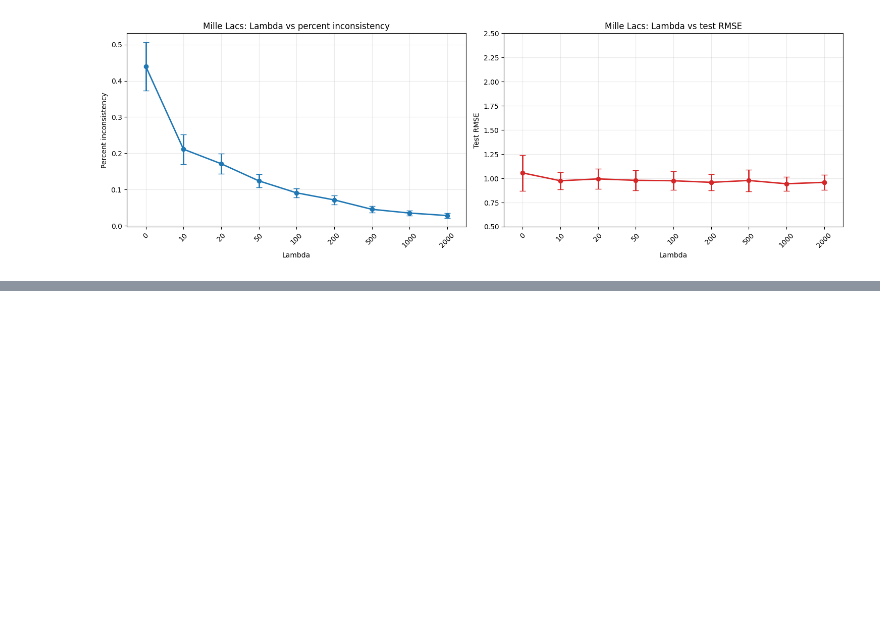
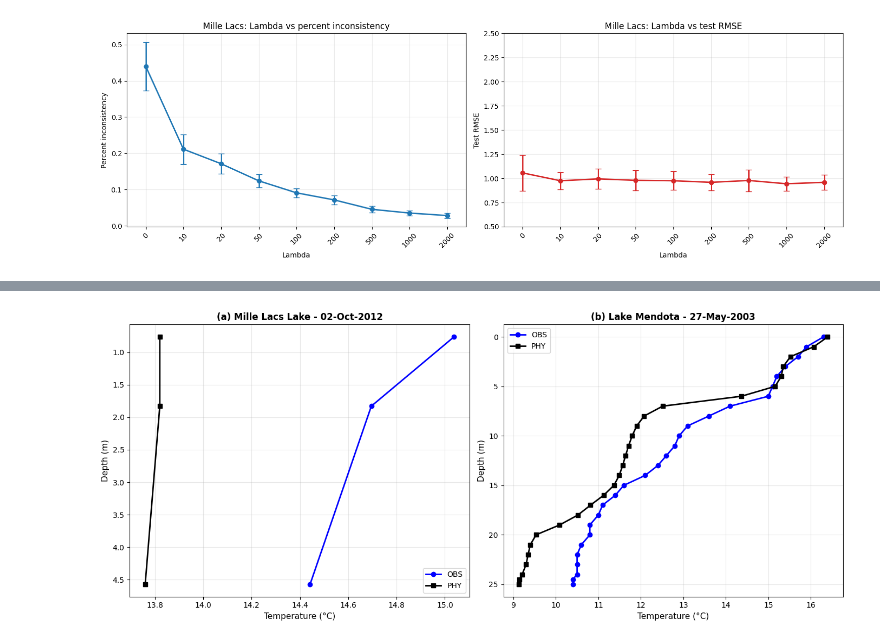
Before and after one commit to isabelnieto900/PGNN-lake-temp, a Jupyter notebook: results_analysis.ipynb, the cells around one changed output, grey strips where cells are left out. Saved outputs shown, nothing was run; the diff lists cells and outputs as text; code cells hidden in the pictures; blank space fills up the shorter version.

Commit message:
Respaldo antes de formatear (9 nov 2026)

```diff
--- a/results_analysis.ipynb
+++ b/results_analysis.ipynb
@@ -917,0 +924,84 @@ else:
+# %%
+# Figure 8: Load data and extract profiles for target dates
+sup_mille = loadmat(ROOT / 'datasets' / 'mille_lacs.mat', squeeze_me=True)
+sup_mendota = loadmat(ROOT / 'datasets' / 'mendota.mat', squeeze_me=True)
+
+# Target dates in YYYY-MM-DD format
+# 02-October-2012 = 2012-10-02
+# 27-May-2003 = 2003-05-27
+mille_lacs_date_str = '2012-10-02'
+mendota_date_str = '2003-05-27'
+
+# Find indices for target dates
+mille_indices = [i for i, dt in enumerate(sup_mille['DateTime']) if mille_lacs_date_str in str(dt)]
+mendota_indices = [i for i, dt in enumerate(sup_mendota['DateTime']) if mendota_date_str in str(dt)]
+
+print(f"Mille Lacs Lake (02-Oct-2012): found {len(mille_indices)} samples")
+print(f"Lake Mendota (27-May-2003): found {len(mendota_indices)} samples")
+
+# Create figure with 2 subplots
+fig, axes = plt.subplots(1, 2, figsize=(14, 6))
+
+# ===== Plot (a): Mille Lacs Lake =====
+if len(mille_indices) > 0:
+    ax = axes[0]
+    depths = sup_mille['Depth'][mille_indices]
+    obs_temp = sup_mille['Observed_temp'][mille_indices]
+    phy_temp = sup_mille['Modeled_temp_tuned'][mille_indices]
+
+    # Sort by depth for proper line plotting
+    sort_idx = np.argsort(depths)
+    depths_sorted = depths[sort_idx]
+    obs_sorted = obs_temp[sort_idx]
+    phy_sorted = phy_temp[sort_idx]
+
+    ax.plot(obs_sorted, depths_sorted, 'b-o', label='OBS', linewidth=2, markersize=6)
+    ax.plot(phy_sorted, depths_sorted, 'k-s', label='PHY', linewidth=2, markersize=6)
+
+    ax.set_ylabel('Depth (m)', fontsize=11)
+    ax.set_xlabel('Temperature (°C)', fontsize=11)
+    ax.set_title('(a) Mille Lacs Lake - 02-Oct-2012', fontsize=12, fontweight='bold')
+    ax.invert_yaxis()  # Depth increases downward
+    ax.grid(True, alpha=0.3)
+    ax.legend(fontsize=10, loc='best')
+else:
+    ax = axes[0]
+    ax.text(0.5, 0.5, 'No data found for 02-Oct-2012',
+            ha='center', va='center', transform=ax.transAxes, fontsize=12)
+    ax.set_title('(a) Mille Lacs Lake', fontsize=12, fontweight='bold')
+
+# ===== Plot (b): Lake Mendota =====
+if len(mendota_indices) > 0:
+    ax = axes[1]
+    depths = sup_mendota['Depth'][mendota_indices]
+    obs_temp = sup_mendota['Observed_temp'][mendota_indices]
+    phy_temp = sup_mendota['Modeled_temp_tuned'][mendota_indices]
+
+    # Sort by depth for proper line plotting
+    sort_idx = np.argsort(depths)
+    depths_sorted = depths[sort_idx]
+    obs_sorted = obs_temp[sort_idx]
+    phy_sorted = phy_temp[sort_idx]
+
+    ax.plot(obs_sorted, depths_sorted, 'b-o', label='OBS', linewidth=2, markersize=6)
+    ax.plot(phy_sorted, depths_sorted, 'k-s', label='PHY', linewidth=2, markersize=6)
+
+    ax.set_ylabel('Depth (m)', fontsize=11)
+    ax.set_xlabel('Temperature (°C)', fontsize=11)
+    ax.set_title('(b) Lake Mendota - 27-May-2003', fontsize=12, fontweight='bold')
+    ax.invert_yaxis()  # Depth increases downward
+    ax.grid(True, alpha=0.3)
+    ax.legend(fontsize=10, loc='best')
+else:
+    ax = axes[1]
+    ax.text(0.5, 0.5, 'No data found for 27-May-2003',
+            ha='center', va='center', transform=ax.transAxes, fontsize=12)
+    ax.set_title('(b) Lake Mendota', fontsize=12, fontweight='bold')
+
+plt.tight_layout()
+plt.show()
+
+print("\n✓ Figure 8 plotted successfully!")
+print("Note: NN, PGNN0, and PGNN predictions are NOT available because model weights are")
+print("      not saved in result files (only aggregate metrics are saved).")
+# %% [output]
@@ -917,0 +1010 @@ else:
+[figure, added]
```
Also changed, not shown: parts of 2 cells of this notebook.
